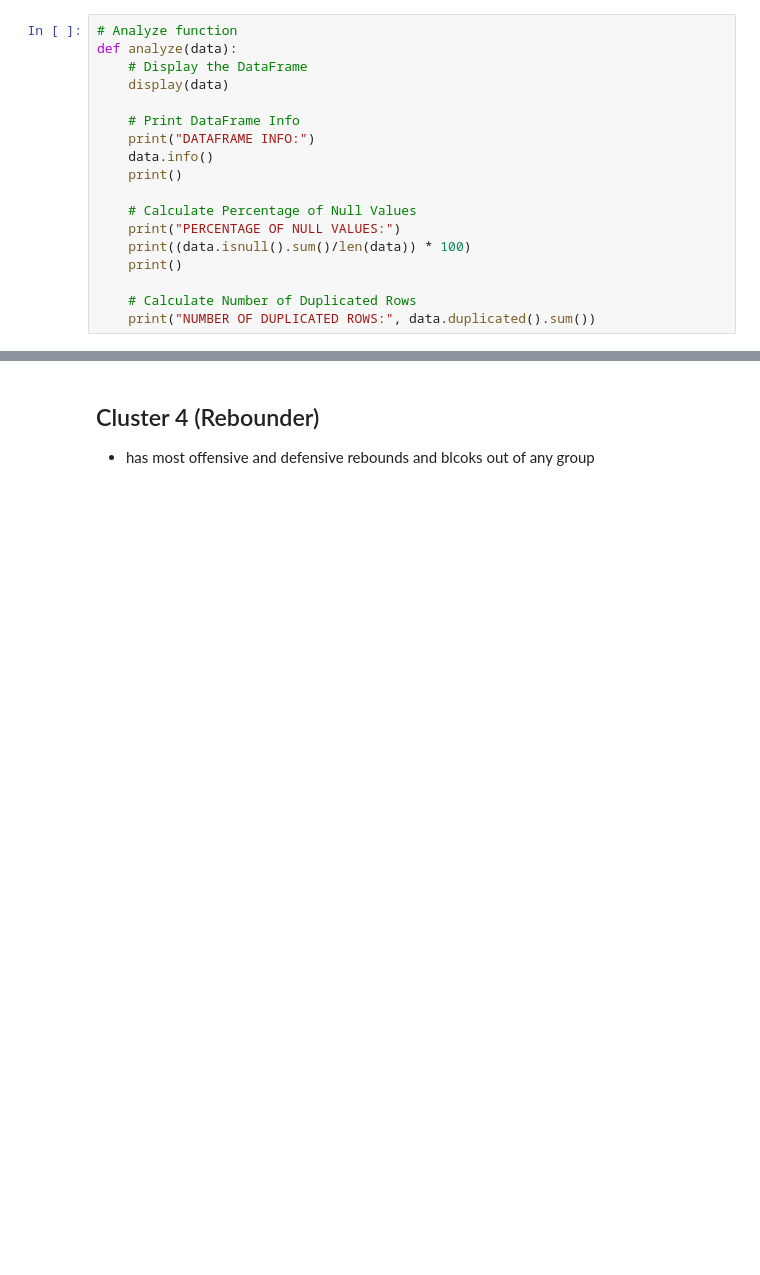
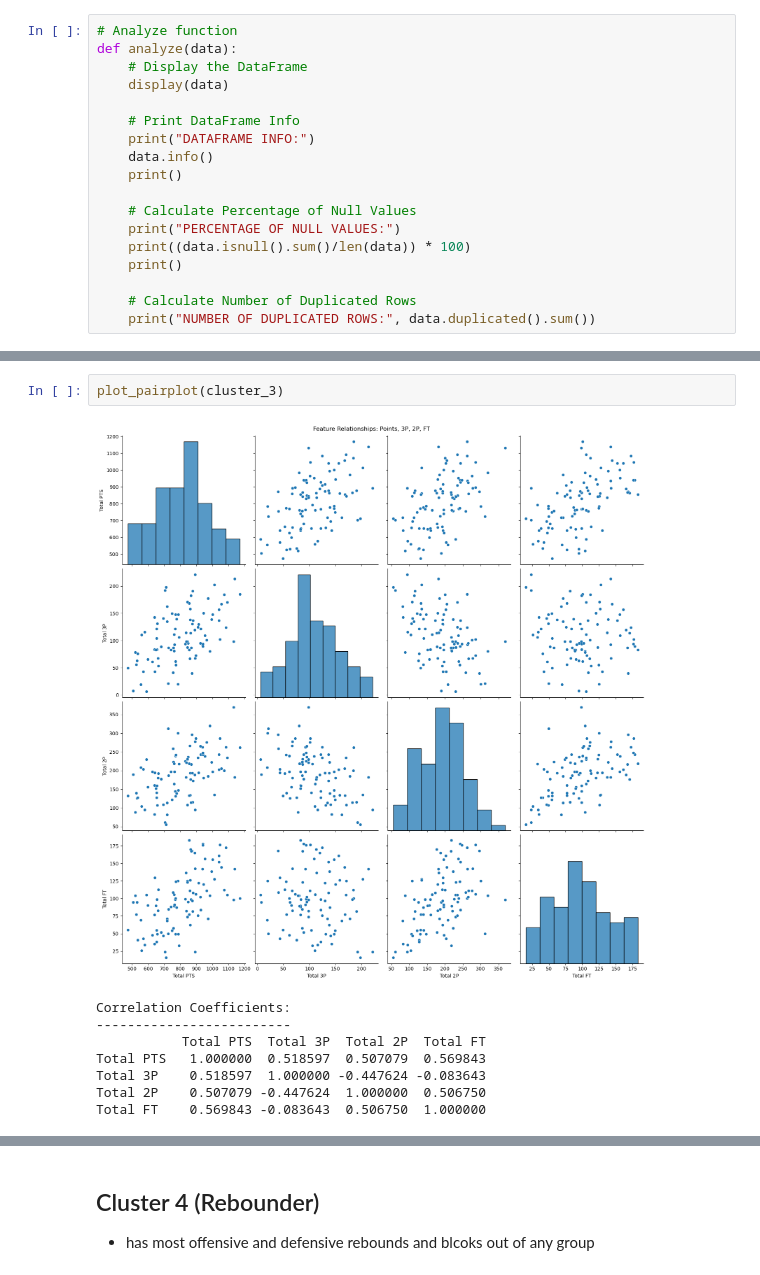
Before and after one commit to nazstephen/NBA-Archetypes, a Jupyter notebook: Project Notebook Part 2.ipynb, the cells around one changed output, grey strips where cells are left out. Drawn from its saved outputs; the diff is of its cells as text; blank space fills up the shorter version.

```diff
--- a/Project Notebook Part 2.ipynb
+++ b/Project Notebook Part 2.ipynb
@@ -213,0 +399,11 @@ dtype: float64
+# %%
+plot_pairplot(cluster_3)
+# %% [output]
+[figure, added]
+Correlation Coefficients:
+-------------------------
+           Total PTS  Total 3P  Total 2P  Total FT
+Total PTS   1.000000  0.518597  0.507079  0.569843
+Total 3P    0.518597  1.000000 -0.447624 -0.083643
+Total 2P    0.507079 -0.447624  1.000000  0.506750
+Total FT    0.569843 -0.083643  0.506750  1.000000
```
Also changed, not shown: parts of 42 cells of this notebook.
